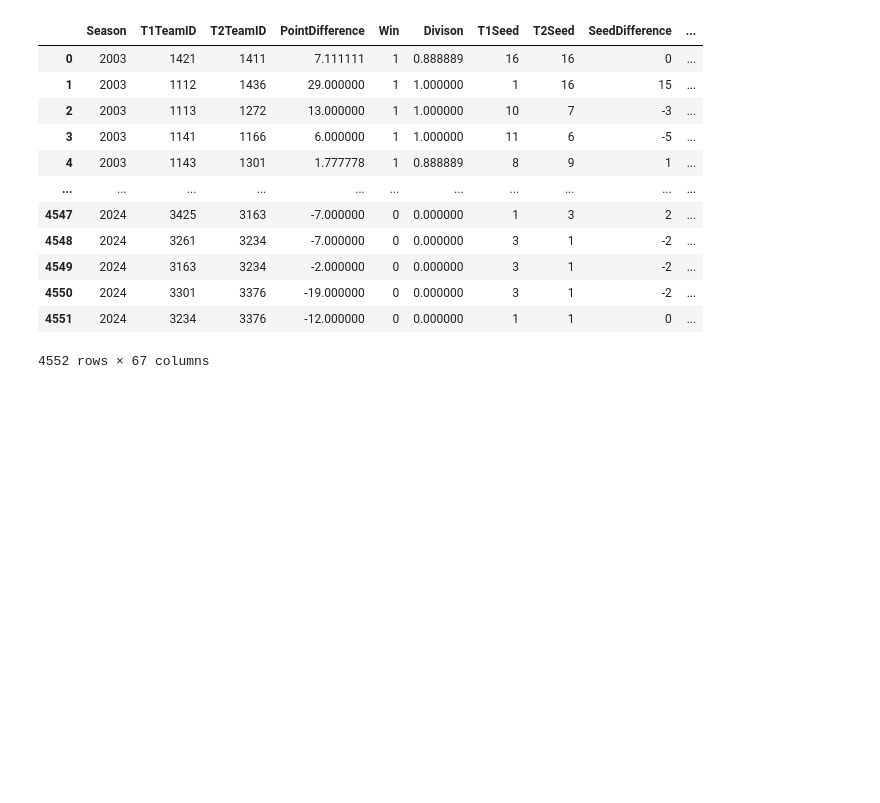
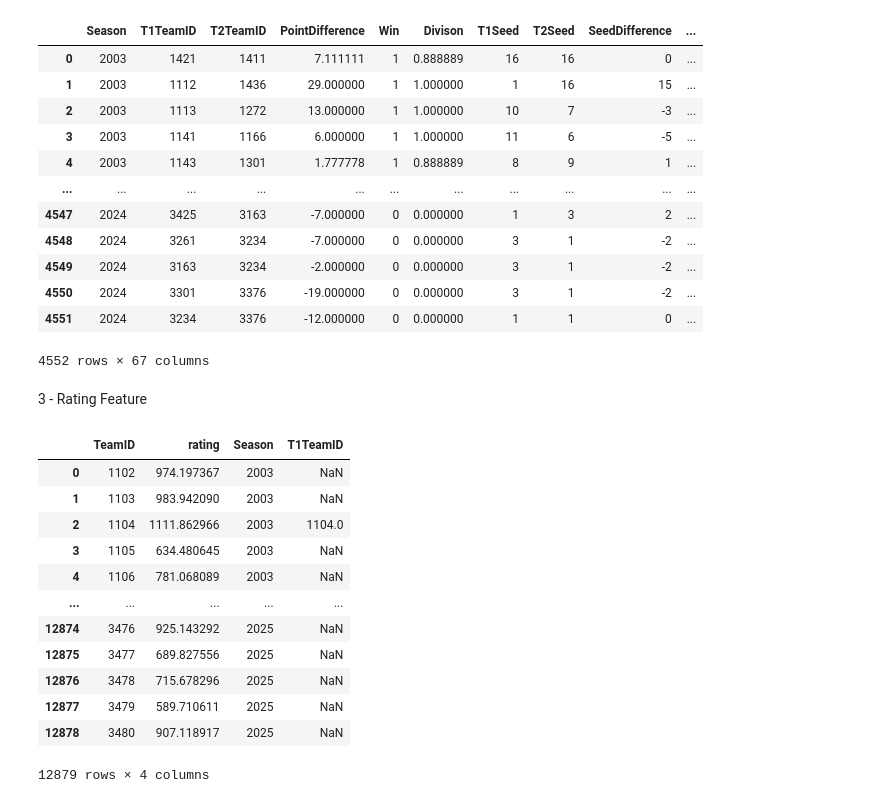
Before and after one commit to jamie07262/INFO-3608-PROJECT, a Jupyter notebook: New_Data_Processor.ipynb, the cells around one changed output. Cells and saved outputs as stored; diff of their text form; code cells hidden in the pictures; blank space fills up the shorter version.

```diff
--- a/New_Data_Processor.ipynb
+++ b/New_Data_Processor.ipynb
@@ -425,3 +424,5 @@ tourneyData
 | 4550 | 2024 | 3301 | 3376 | -19.000000 | 0 | 0.000000 | 3 | 1 | -2 | ... |
 | 4551 | 2024 | 3234 | 3376 | -12.000000 | 0 | 0.000000 | 1 | 1 | 0 | ... |
 4552 rows × 67 columns
+# %% [markdown]
+3 - Rating Feature
@@ -427,0 +494,16 @@ tourneyData
+# %%
+tounreyMergedRatings
+# %% [output]
+|  | TeamID | rating | Season | T1TeamID |
+| 0 | 1102 | 974.197367 | 2003 | NaN |
+| 1 | 1103 | 983.942090 | 2003 | NaN |
+| 2 | 1104 | 1111.862966 | 2003 | 1104.0 |
+| 3 | 1105 | 634.480645 | 2003 | NaN |
+| 4 | 1106 | 781.068089 | 2003 | NaN |
+| ... | ... | ... | ... | ... |
+| 12874 | 3476 | 925.143292 | 2025 | NaN |
+| 12875 | 3477 | 689.827556 | 2025 | NaN |
+| 12876 | 3478 | 715.678296 | 2025 | NaN |
+| 12877 | 3479 | 589.710611 | 2025 | NaN |
+| 12878 | 3480 | 907.118917 | 2025 | NaN |
+12879 rows × 4 columns
```
Also changed, not shown: parts of 7 cells of this notebook.
